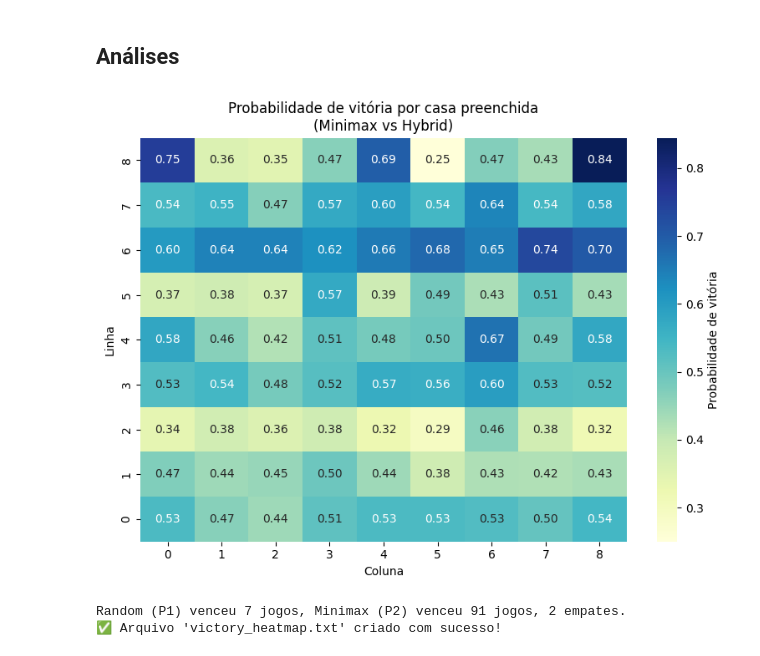
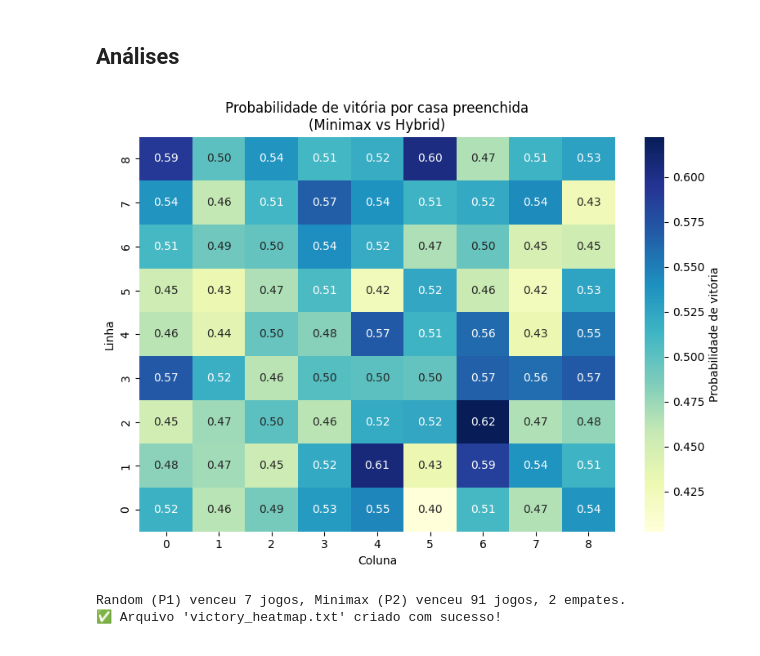
Before and after one commit to Gaius10/umjogodavelhagrandao.ia, a Jupyter notebook: main.ipynb, the cells around one changed output. Cells and saved outputs as stored; diff of their text form; code cells hidden in the pictures.

```diff
--- a/main.ipynb
+++ b/main.ipynb
@@ -71,8 +65,8 @@ To enable the following instructions: AVX2 FMA, in other operations, rebuild Ten
 # %%
 
 N = 100
-agent1 = AlphaBetaAgent(depth=2)  # Minimax
-agent2 = HybridAgent()            # Hybrid
+agent1 = RandomAgent()
+agent2 = RandomAgent()
 
 win_count_by_position = np.zeros((9, 9))
 fill_count_by_position = np.zeros((9, 9))
@@ -104,34 +98,34 @@ for _ in tqdm(range(N), desc="Simulando jogos", unit="jogo"):
     game.move(first_move)
 
     while not game.isEnd():
         current_agent = agent1 if game.getCurrPlayer() == 1 else agent2
         move = current_agent.getAction(game)
         game.move(move)
 
     winner = game.getWinner()
     if winner != 0:
         board = game.getBoard()
         for r in range(9):
             for c in range(9):
                 if board[r][c] == winner:
                     win_count_by_position[r, c] += 1
                 if board[r][c] != 0:
                     fill_count_by_position[r, c] += 1
 with np.errstate(divide='ignore', invalid='ignore'):
     win_probability_matrix = np.true_divide(win_count_by_position, fill_count_by_position)
     win_probability_matrix[np.isnan(win_probability_matrix)] = 0
 
 # Heatmap
 plt.figure(figsize=(8, 6))
 sns.heatmap(win_probability_matrix, annot=True, fmt=".2f", cmap="YlGnBu", cbar_kws={'label': 'Probabilidade de vitória'})
 plt.title("Probabilidade de vitória por casa preenchida\n(Minimax vs Hybrid)")
 plt.xlabel("Coluna")
 plt.ylabel("Linha")
 plt.gca().invert_yaxis()
 plt.tight_layout()
 plt.show()
 # %% [output]
-[figure, old version]
+[figure, new version]
 # %%
 import tictactoe
 from agents import AlphaBetaAgent, RandomAgent
```
Also changed, not shown: parts of 2 cells of this notebook, 2 other files.
